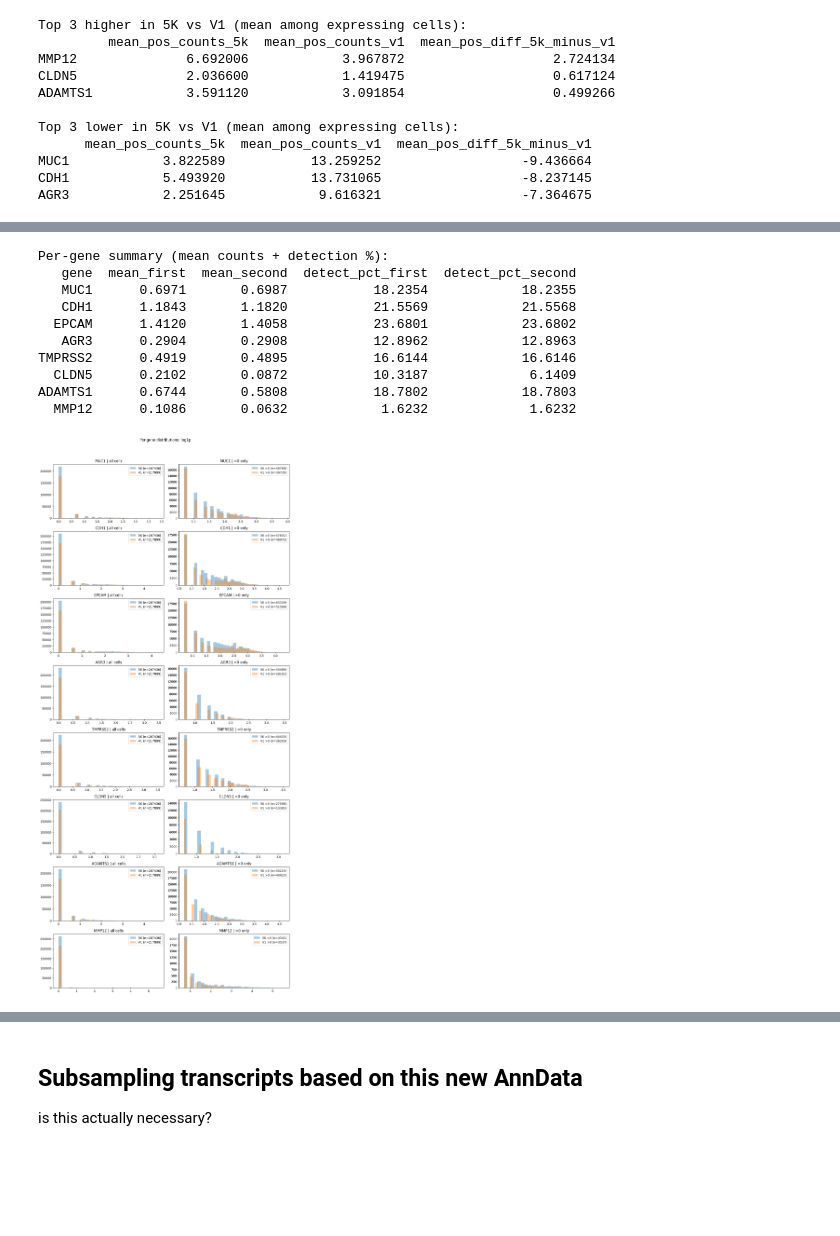
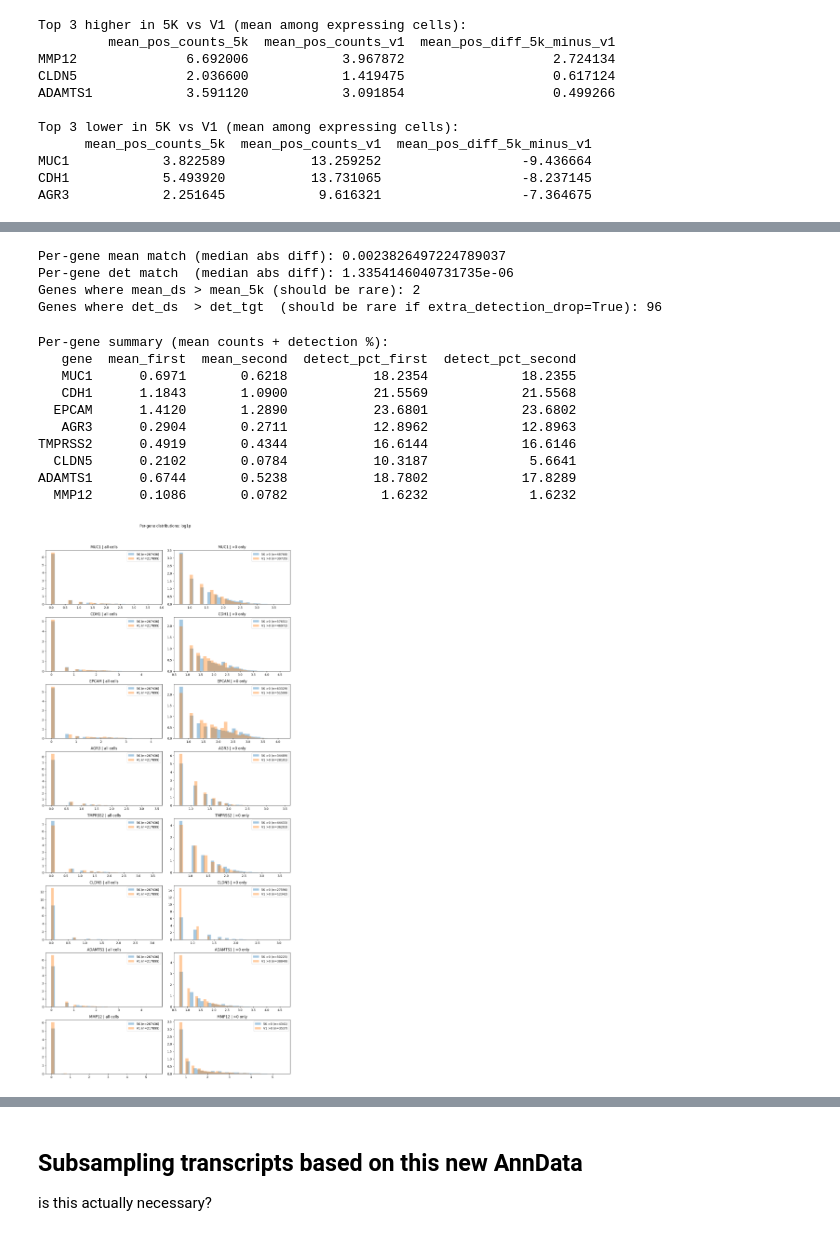
Before and after one commit to niekparidaens/BEP, a Jupyter notebook: Gene comparison spatialdata.ipynb, the cells around one changed output, grey strips where cells are left out. Cells and saved outputs as stored; diff of their text form; code cells hidden in the pictures; blank space fills up the shorter version.

Commit message:
Finalized gene comparison spatialdata, and added the same analysis for the Hest1k (from the fishing between two lines paper data.)

```diff
--- a/Gene comparison spatialdata.ipynb
+++ b/Gene comparison spatialdata.ipynb
@@ -284,4 +229,7 @@ def fast_filter_table_and_transcripts(sdata, adata_f, transcripts_key="transcrip
 # %%
 threshold = 30
 adata_5k_f = adata_5k_raw[adata_5k_raw.obs["total_counts"] >= threshold].copy()
-sdata_5k_f = fast_filter_table_and_transcripts(sdata_5k_raw, adata_5k_f, transcripts_key="transcripts")
+adata_v1_f = adata_v1_raw[adata_v1_raw.obs["total_counts"] >= threshold].copy()
+
+sdata_5k.tables["table"] = adata_5k_f
+sdata_v1.tables["table"] = adata_v1_f
@@ -296,6 +236,6 @@ Warning: transcript cell_id values are empty/unusable; skipping transcript-to-ce
 # %%
-adata_5k = sdata_5k_f.tables["table"]
-adata_v1 = sdata_v1_f.tables["table"]
+adata_5k = sdata_5k.tables["table"]
+adata_v1 = sdata_v1.tables["table"]
 
 print(f"Original 5K data shape: {adata_5k_raw.obs.shape}")
 print(f"Filtered 5K data shape: {adata_5k.obs.shape}")
@@ -1134,3 +969,0 @@ def thin_v1_to_match_5k_det_and_meanpos(adata_v1, adata_5k, seed=0):
-# %%
-adata_v1_5k_like = thin_v1_to_match_5k_det_and_meanpos(adata_v1, adata_5k, seed=0)
-sc.pp.calculate_qc_metrics(adata_v1_5k_like, inplace=True, percent_top=None)
@@ -1137,18 +1151,34 @@ sc.pp.calculate_qc_metrics(adata_v1_5k_like, inplace=True, percent_top=None)
+# %%
+adata_v1_5k_like, p_gene, s_cell = thin_v1_to_match_5k_binomial(
+    adata_v1,
+    adata_5k,
+    seed=0,
+    use_cell_scale=True,      # optional
+    cell_scale_sigma=0.25,    # optional
+    extra_detection_drop=True,
+    drop_mode="low_counts",
+    report=True,
+)
+# %% [output]
+Per-gene mean match (median abs diff): 0.0023826497224789037
+Per-gene det match  (median abs diff): 1.3354146040731735e-06
+Genes where mean_ds > mean_5k (should be rare): 2
+Genes where det_ds  > det_tgt  (should be rare if extra_detection_drop=True): 96
 # %%
 genes_to_plot = list(high5.index) + list(low3.index)
-plot_gene_hist_grid(adata_5k, adata_v1_5k_like , genes_to_plot, bins=30, density=False)
+plot_gene_hist_grid(adata_5k, adata_v1_5k_like , genes_to_plot, bins=30, density=True)
 # %% [output]
 Per-gene summary (mean counts + detection %):
    gene  mean_first  mean_second  detect_pct_first  detect_pct_second
-   MUC1      0.6971       0.6987           18.2354            18.2355
-   CDH1      1.1843       1.1820           21.5569            21.5568
-  EPCAM      1.4120       1.4058           23.6801            23.6802
-   AGR3      0.2904       0.2908           12.8962            12.8963
-TMPRSS2      0.4919       0.4895           16.6144            16.6146
-  CLDN5      0.2102       0.0872           10.3187             6.1409
-ADAMTS1      0.6744       0.5808           18.7802            18.7803
-  MMP12      0.1086       0.0632            1.6232             1.6232
+   MUC1      0.6971       0.6218           18.2354            18.2355
+   CDH1      1.1843       1.0900           21.5569            21.5568
+  EPCAM      1.4120       1.2890           23.6801            23.6802
+   AGR3      0.2904       0.2711           12.8962            12.8963
+TMPRSS2      0.4919       0.4344           16.6144            16.6146
+  CLDN5      0.2102       0.0784           10.3187             5.6641
+ADAMTS1      0.6744       0.5238           18.7802            17.8289
+  MMP12      0.1086       0.0782            1.6232             1.6232
-[figure, old version]
+[figure, new version]
 # %%
 fig, axs = plt.subplots(1, 4, figsize=(18, 4))
 
```
Also changed, not shown: parts of 40 cells of this notebook, 1 other file.
